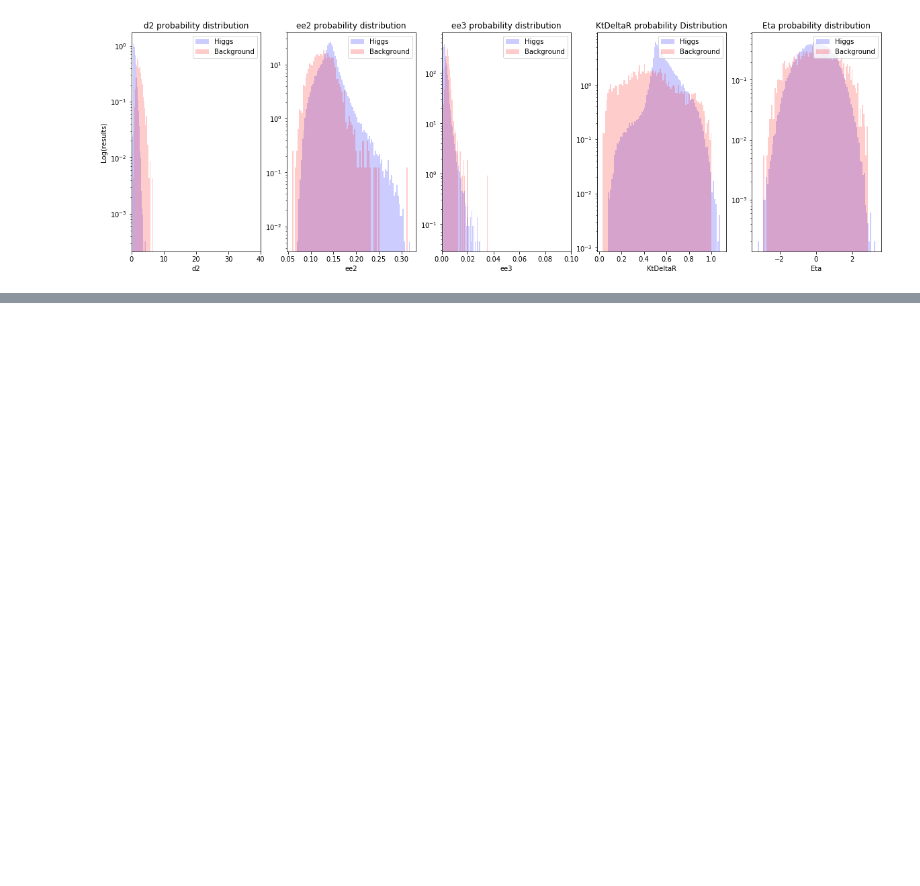
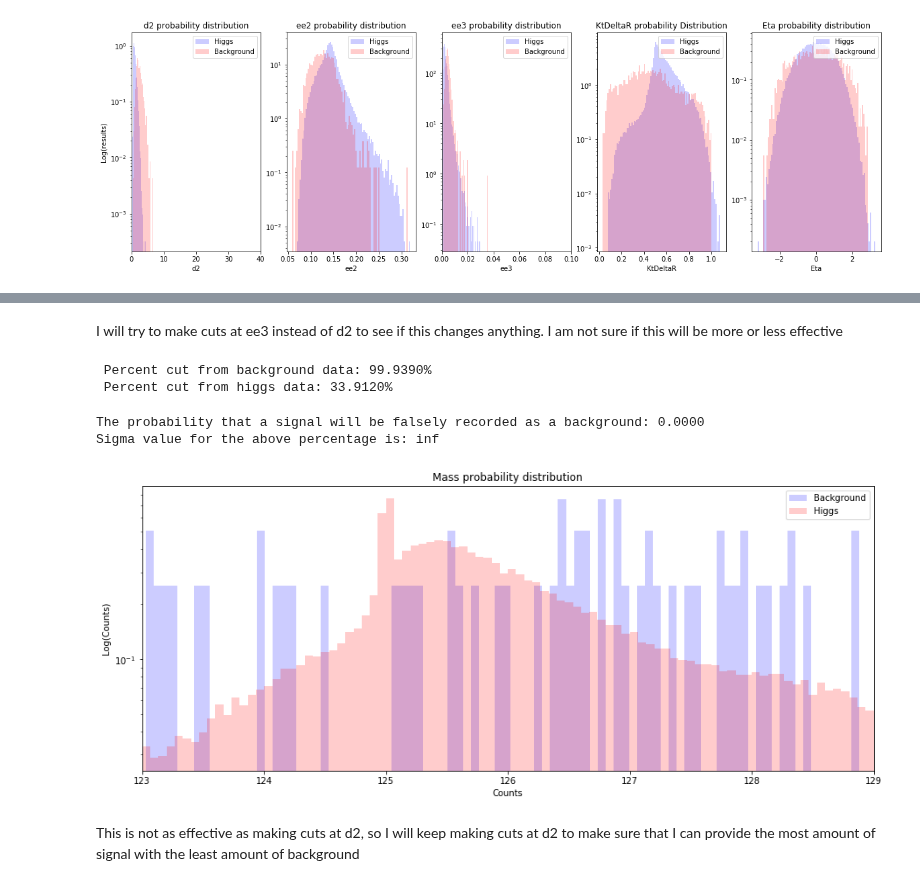
Before and after one commit to MikePhen12/Phys_434_portfolio, a Jupyter notebook: Lab_7.ipynb, the cells around one changed output, grey strips where cells are left out. Saved outputs shown, nothing was run; the diff lists cells and outputs as text; code cells hidden in the pictures; blank space fills up the shorter version.

```diff
--- a/Lab_7.ipynb
+++ b/Lab_7.ipynb
@@ -382,0 +414,34 @@ ax4.legend()
+# %% [markdown]
+I will try to make cuts at ee3 instead of d2 to see if this changes anything. I am not sure if this will be more or less effective
+# %%
+qcd_background_mass_cut = qcd_background_data.query(f' 123 < mass < 129 and ee3 > .01')
+higgs_data_mass_cut = higgs_data.query(f' 123 < mass < 129 and d2 < 2')
+background_cut = len(qcd_background_mass_cut)/len(qcd_background_data)
+higgs_cut = len(higgs_data_mass_cut)/len(higgs_data)
+print(f' Percent cut from background data: {(1 - background_cut)*100:.4f}%')
+print(f' Percent cut from higgs data: {(1 - higgs_cut)*100:.4f}%')
+# %% [output]
+ Percent cut from background data: 99.9390%
+ Percent cut from higgs data: 33.9120%
+# %%
+bins = 90; alph = .2; sigma=0
+fig, (ax) = plt.subplots(1, 1, figsize = (15, 6))
+ax.hist(qcd_background_mass_cut['mass'], bins, alpha = alph, density = True, color='b', label='Background')
+ax.hist(higgs_data_mass_cut['mass'], bins, alpha = alph, density = True, color='r', label='Higgs')
+ax.set_yscale('log')
+ax.set_title('Mass probability distribution')
+ax.set_xlabel('Counts')
+ax.set_ylabel('Log(Counts)')
+ax.legend()
+ax.set_xlim(123,129)
+
+prob = 1 - stats.poisson.cdf(100*higgs_cut, 20000*background_cut, sigma)
+z = (stats.norm.ppf(1-(prob)))
+print(f'The probability that a signal will be falsely recorded as a background: {prob:.4f}')
+print(f'Sigma value for the above percentage is: {z:.4f}')
+# %% [output]
+The probability that a signal will be falsely recorded as a background: 0.0000
+Sigma value for the above percentage is: inf
+[figure, added]
+# %% [markdown]
+This is not as effective as making cuts at d2, so I will keep making cuts at d2 to make sure that I can provide the most amount of signal with the least amount of background
```
Also changed, not shown: parts of 12 cells of this notebook, 1 other file.
